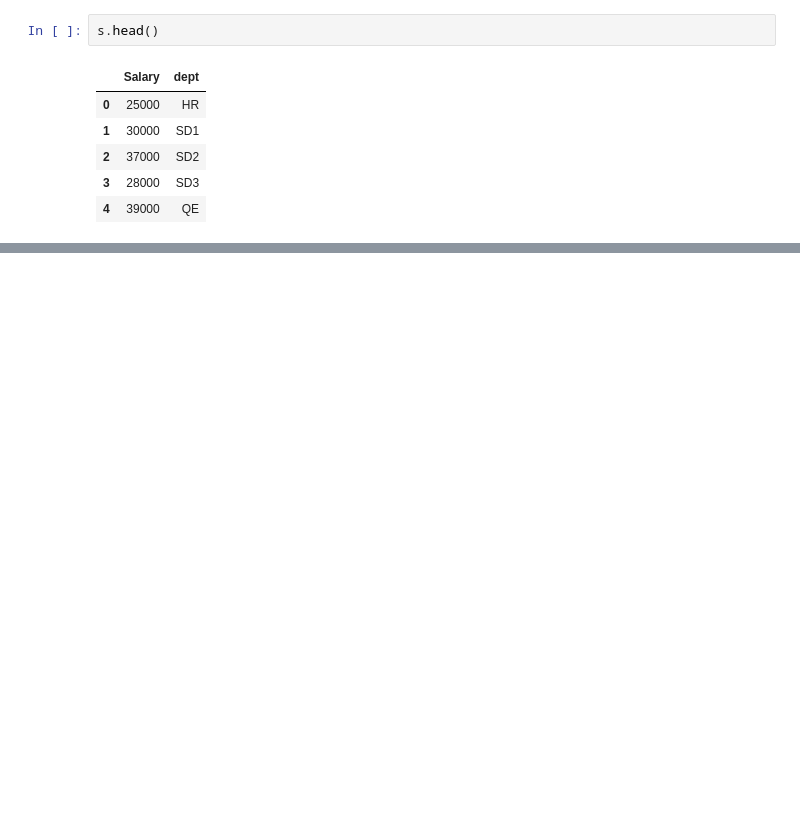
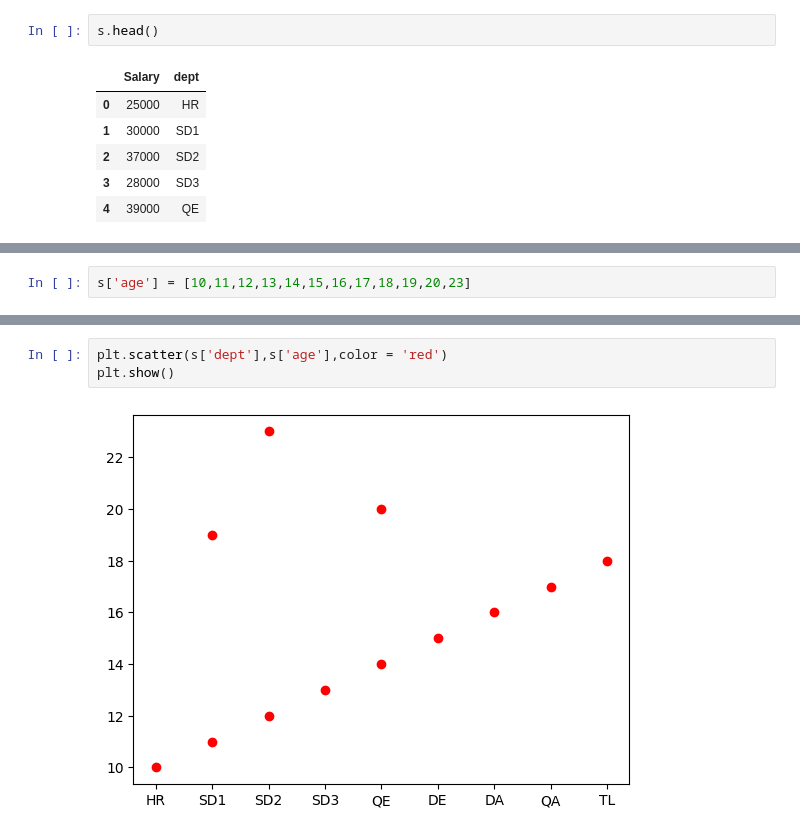
Before and after one commit to dhirajmanavalan/DataProcessing, a Jupyter notebook: Matplotlib/practice.ipynb, the cells around one changed output, grey strips where cells are left out. Cells and saved outputs as stored; diff of their text form; blank space fills up the shorter version.

```diff
--- a/Matplotlib/practice.ipynb
+++ b/Matplotlib/practice.ipynb
@@ -119,0 +177,2 @@ s.head()
+# %%
+s['age'] = [10,11,12,13,14,15,16,17,18,19,20,23]
@@ -119,0 +195,5 @@ s.head()
+# %%
+plt.scatter(s['dept'],s['age'],color = 'red')
+plt.show()
+# %% [output]
+[figure, added]
```
Also changed, not shown: parts of 26 cells of this notebook.
